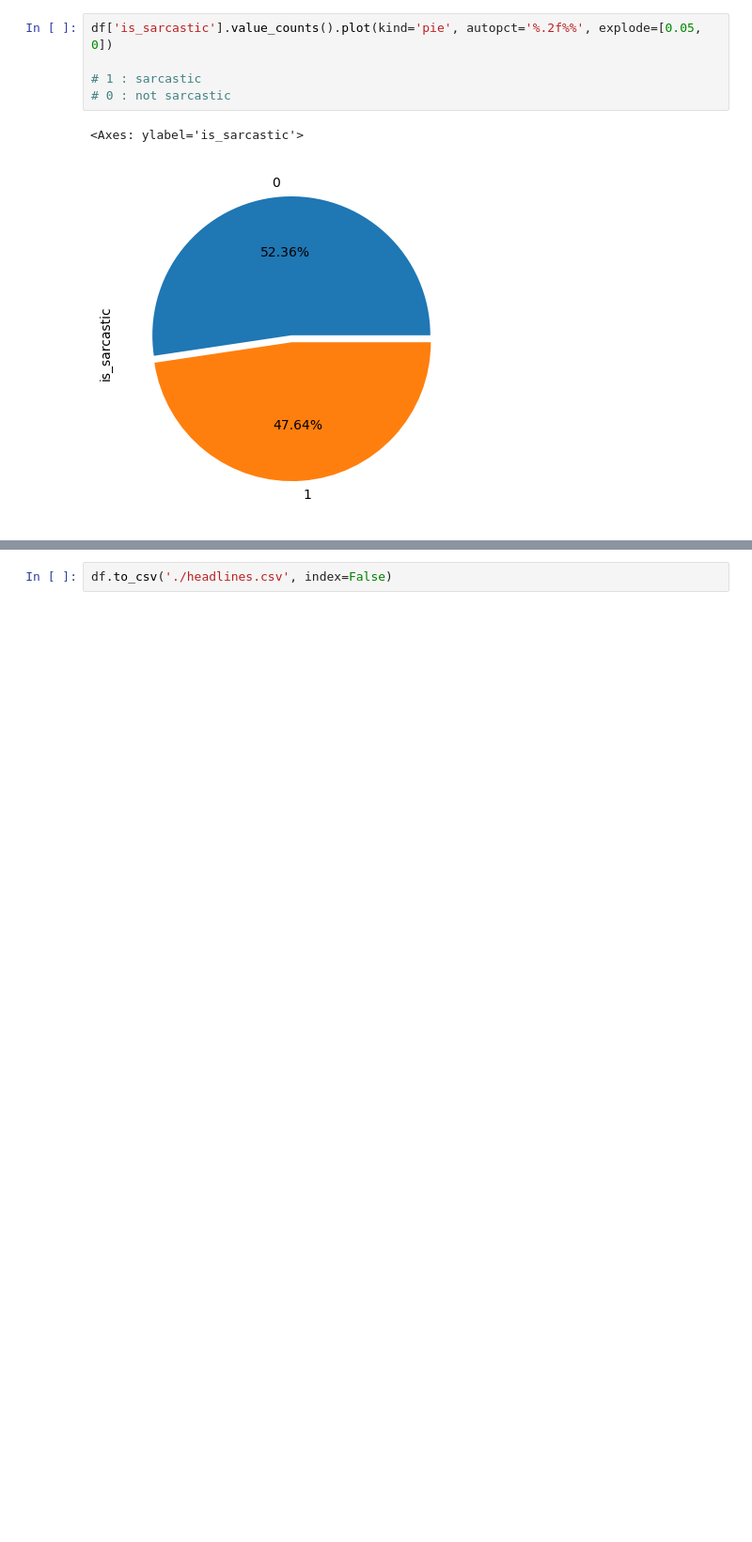
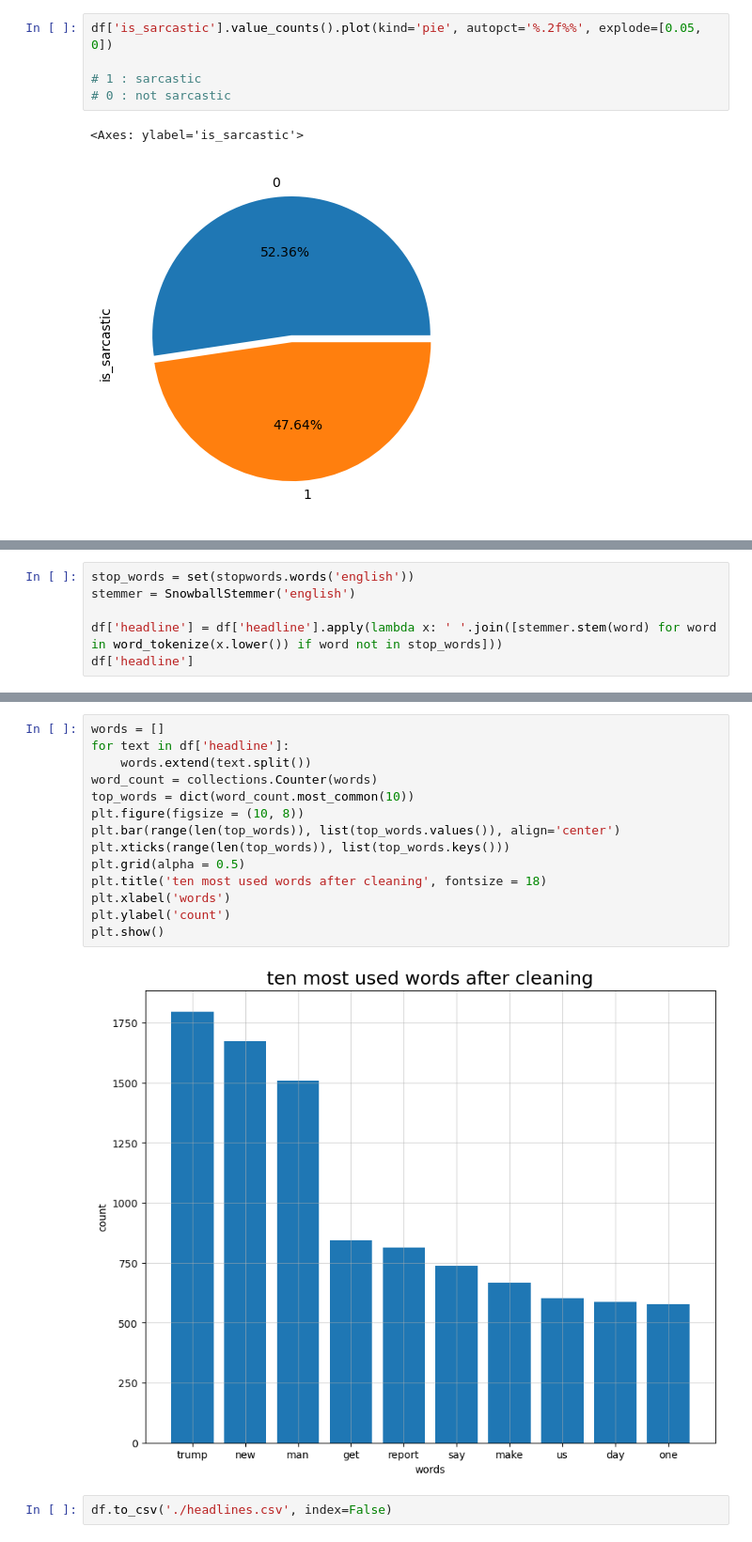
Before and after one commit to chris-j-weber/TraMSD, a Jupyter notebook: data/headline.ipynb, the cells around one changed output, grey strips where cells are left out. Shown at 94% size. Drawn from its saved outputs; the diff is of its cells as text; blank space fills up the shorter version.

```diff
--- a/data/headline.ipynb
+++ b/data/headline.ipynb
@@ -67,0 +90,6 @@ df['is_sarcastic'].value_counts().plot(kind='pie', autopct='%.2f%%', explode=[0.
+# %%
+stop_words = set(stopwords.words('english'))
+stemmer = SnowballStemmer('english')
+
+df['headline'] = df['headline'].apply(lambda x: ' '.join([stemmer.stem(word) for word in word_tokenize(x.lower()) if word not in stop_words]))
+df['headline']
@@ -68,2 +127,18 @@ df['is_sarcastic'].value_counts().plot(kind='pie', autopct='%.2f%%', explode=[0.
+# %%
+words = []
+for text in df['headline']:
+    words.extend(text.split())
+word_count = collections.Counter(words)
+top_words = dict(word_count.most_common(10))
+plt.figure(figsize = (10, 8))
+plt.bar(range(len(top_words)), list(top_words.values()), align='center')
+plt.xticks(range(len(top_words)), list(top_words.keys()))
+plt.grid(alpha = 0.5)
+plt.title('ten most used words after cleaning', fontsize = 18)
+plt.xlabel('words')
+plt.ylabel('count')
+plt.show()
+# %% [output]
+[figure, added]
 # %%
 df.to_csv('./headlines.csv', index=False)
```
Also changed, not shown: parts of 20 cells of this notebook, 5 other files.
